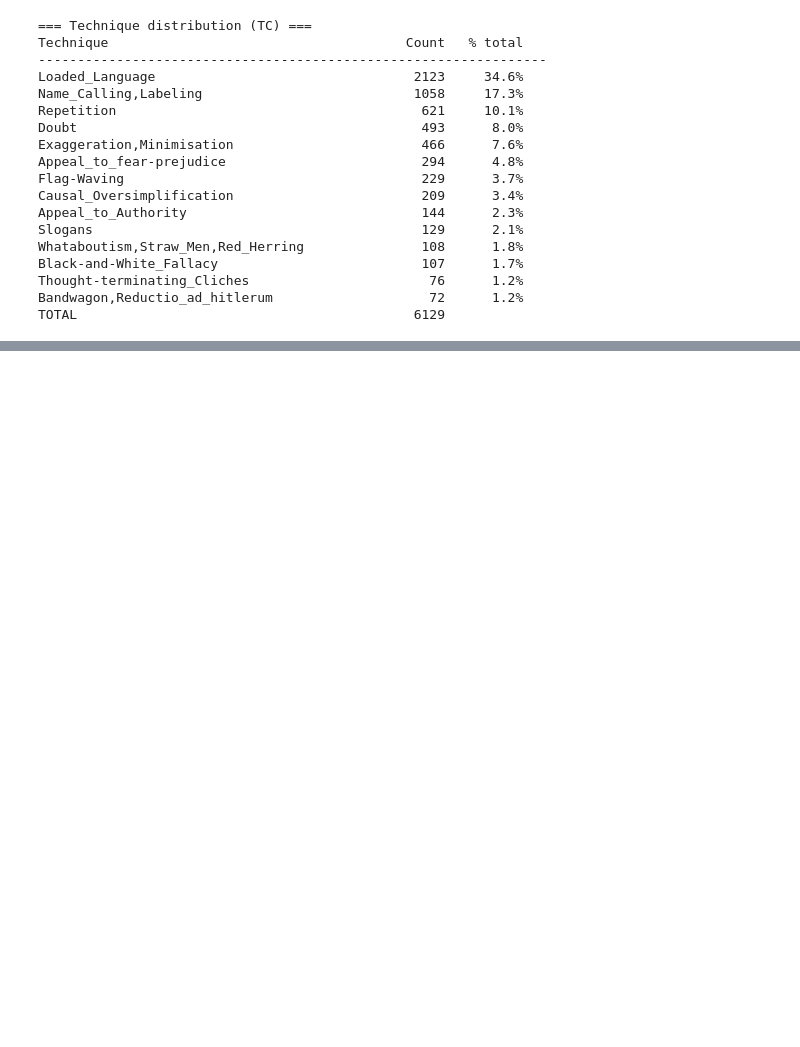
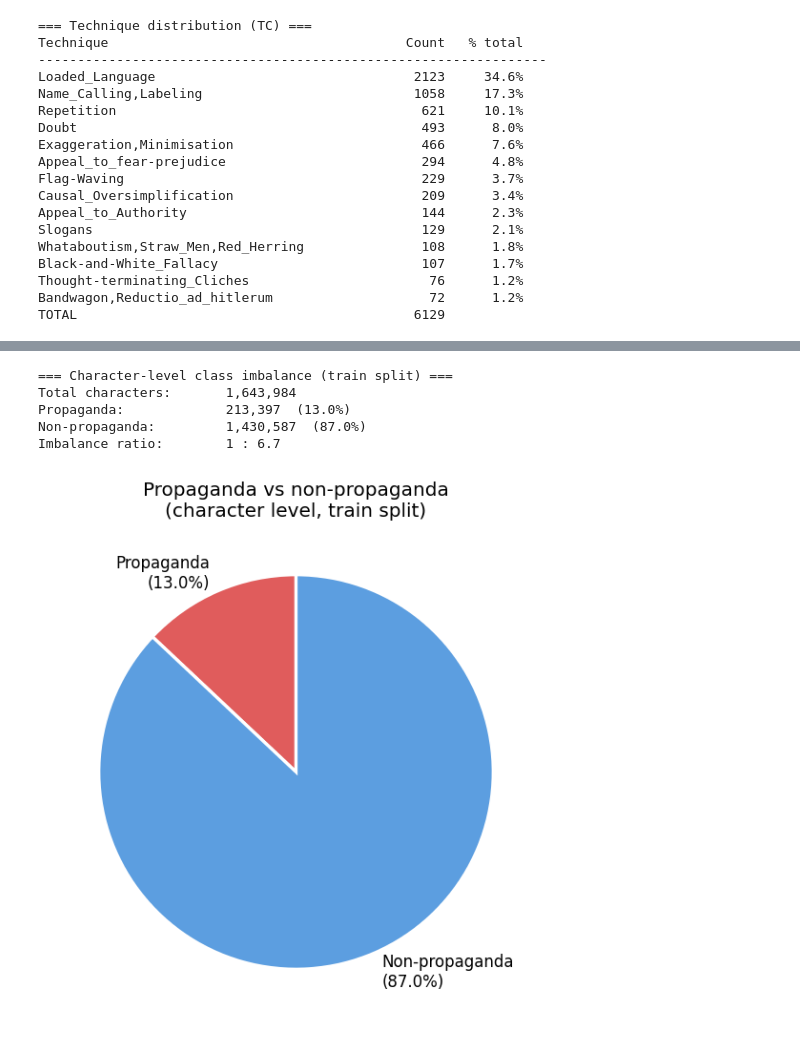
Before and after one commit to kipp12/FYP_Propaganda_Detection, a Jupyter notebook: notebooks/01_dataset_overview.ipynb, the cells around one changed output, grey strips where cells are left out. Drawn from its saved outputs; the diff is of its cells as text; code cells hidden in the pictures; blank space fills up the shorter version.

```diff
--- a/notebooks/01_dataset_overview.ipynb
+++ b/notebooks/01_dataset_overview.ipynb
@@ -9,6 +9,10 @@ from src.data.corpus import load_corpus
 from src.data.splits import make_splits
 from collections import Counter
 import numpy as np
+import matplotlib.pyplot as plt
+import matplotlib.ticker as ticker
+
+plt.rcParams['figure.dpi'] = 120
 # %%
 train_all = load_corpus('train', '../data')
 dev_unlabelled = load_corpus('dev', '../data')
@@ -136,0 +182,28 @@ Median:      25
+# %%
+# Propaganda vs non-propaganda class imbalance — training set
+total_chars   = sum(len(a.text) for a in train)
+prop_chars    = sum(span.end - span.start for a in train for span in a.si_spans)
+nonprop_chars = total_chars - prop_chars
+
+print('=== Character-level class imbalance (train split) ===')
+print(f'Total characters:       {total_chars:,}')
+print(f'Propaganda:             {prop_chars:,}  ({prop_chars/total_chars*100:.1f}%)')
+print(f'Non-propaganda:         {nonprop_chars:,}  ({nonprop_chars/total_chars*100:.1f}%)')
+print(f'Imbalance ratio:        1 : {nonprop_chars/prop_chars:.1f}')
+
+fig, ax = plt.subplots(figsize=(5, 5))
+sizes  = [prop_chars, nonprop_chars]
+labels = [f'Propaganda\n({prop_chars/total_chars*100:.1f}%)', f'Non-propaganda\n({nonprop_chars/total_chars*100:.1f}%)']
+colors = ['#e05c5c', '#5c9ee0']
+ax.pie(sizes, labels=labels, colors=colors, startangle=90,
+       wedgeprops=dict(edgecolor='white', linewidth=2))
+ax.set_title('Propaganda vs non-propaganda\n(character level, train split)')
+plt.tight_layout()
+plt.show()
+# %% [output]
+=== Character-level class imbalance (train split) ===
+Total characters:       1,643,984
+Propaganda:             213,397  (13.0%)
+Non-propaganda:         1,430,587  (87.0%)
+Imbalance ratio:        1 : 6.7
+[figure, added]
```
Also changed, not shown: parts of 5 cells of this notebook.
